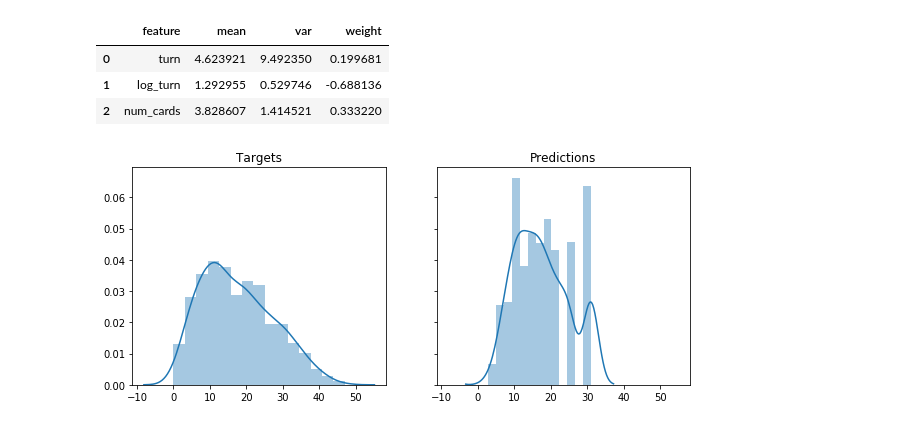
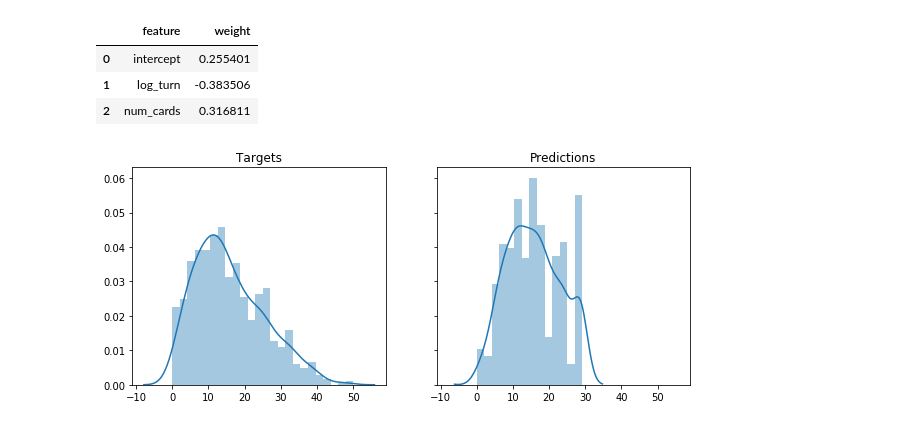
Before and after one commit to maxfriedrich/dsdm, a Jupyter notebook: 09_game_points_trends.ipynb, the cells around one changed output. Cells and saved outputs as stored; diff of their text form; code cells hidden in the pictures.

```diff
--- a/09_game_points_trends.ipynb
+++ b/09_game_points_trends.ipynb
@@ -95,22 +154,32 @@ assert(test_index.item2ind == {'a': 0, 'b': 1})
 # %%
 games_index = Index()
 players_index = Index()
+known_cards = collections.defaultdict(set)
 
 by_player = []
 for game, states in by_game.items():
+    game_id = games_index[game]
     for state in states:
         for player in state['players']:
             cards = player['cards']
             game_id = games_index[game]
             player_id = players_index[player['id']]
+            points = sum([card['endValue'] for card in cards])
+            known = state['knownCards'][player['id']]
+            fresh = state['freshDrawn'][player['id']]
             by_player.append({
                 'game': game_id,
                 'player': player_id,
+                'num_players': len(state['players']),
                 'turn': state['turn'],
                 'num_cards': len(cards),
-                'points_hand': sum([card['endValue'] for card in cards])
+                'known_cards': known,
+                'points_hand': points,
+                'points_per_card': points / len(cards) if points > 0 else 0,
+                'points_per_card_unknown': (points - sum(card_value(card) for card in known)) / (len(cards) - len(known)) if len(cards) - len(known) > 0 else 0,
+                'fresh_drawn': int(fresh)
             })
 print(f'Found {len(by_player)} game/player/version data points')
 by_player = pd.DataFrame(by_player).drop_duplicates(['game', 'player', 'turn'])
-by_player.head()
+by_player.head(10)
 # %% [output]
@@ -150,7 +224,7 @@ def rmse(*args, **kwargs):
     return mean_squared_error(*args, **kwargs, squared=False)
 # %%
 games = pd.Series(by_player['game'].unique())
-train_games = set(games.sample(round(len(games) * 0.5), random_state=1234))
+train_games = set(games.sample(round(len(games) * 0.75), random_state=1234))
 test_games = set(games) - train_games
 print(f'Sampled {len(train_games)} games for training, {len(test_games)} games for testing')
 # %% [output]
@@ -158,11 +232,15 @@ Sampled 52 games for training, 51 games for testing
 # %%
 features = by_player.copy()
 features['log_turn'] = np.log(features['turn'])
+# features['1/turn'] = 1/features['turn']
+# features['num_cards^2'] = features['num_cards']**2
+
 features_train = features[features['game'].isin(train_games)].reset_index(drop=True)
 features_test = features[features['game'].isin(test_games)].reset_index(drop=True)
 print(f'Train size: {len(features_train)}, test size: {len(features_test)}')
 
-feature_names = ['turn', 'log_turn', 'num_cards']
+feature_names = ['log_turn', 'num_cards']
+# feature_names = ['log_turn', '1/turn', 'num_cards', 'num_players', 'fresh_drawn']
 target_name = 'points_hand'
 
 X_train = features_train[feature_names]
@@ -170,17 +248,19 @@ X_test  = features_test[feature_names]
 y_train = features_train[target_name].values.reshape(-1, 1) # for scaler
 y_test  = features_test[target_name].values
 
-pipeline = Pipeline([('scaler', StandardScaler()),
+pipeline = Pipeline([('scaler', MinMaxScaler()),
                      ('predictor', LinearRegression())])
 
-y_scaler = StandardScaler()
-y_train_scaled = y_scaler.fit_transform(y_train).reshape(-1)
+y_scaler = MinMaxScaler()
+y_scaler.fit(np.arange(51).reshape(-1, 1))
+y_train_scaled = y_scaler.transform(y_train).reshape(-1)
 
 pipeline.fit(X_train, y_train_scaled)
 
 pred_scaled = pipeline.predict(X_test)
-pred = y_scaler.inverse_transform(pred_scaled)
+pred = y_scaler.inverse_transform(pred_scaled.reshape(-1, 1)).reshape(-1)
 
-print(f'RMSE linear regression: {rmse(y_test, pred):.4f}')
-print(f'Always predicting mean: {rmse(y_test, np.zeros(len(y_test)) + np.mean(y_test)):.4f}')
+print(f'MAE linear regression:          {mean_absolute_error(y_test, pred):.4f}')
+print(f'Always predicting mean:         {mean_absolute_error(y_test, np.zeros(len(y_test)) + np.mean(y_test)):.4f}')
+print(f'Always predictiong 4*num_cards: {mean_absolute_error(y_test, 4 * X_test["num_cards"]):.4f}')
 # %% [output]
@@ -197,23 +271,23 @@ Always predicting mean: 9.8204
 # %%
-pd.DataFrame([
-    {'feature': feat, 'mean': mean, 'var': var, 'weight': weight}
-    for feat, mean, var, weight
-    in zip(feature_names, pipeline['scaler'].mean_, pipeline['scaler'].var_, pipeline['predictor'].coef_)
+pd.DataFrame([{'feature': 'intercept', 'weight': pipeline['predictor'].intercept_}] + [
+    {'feature': feat, 'weight': weight}
+    for feat, weight
+    in zip(feature_names, pipeline['predictor'].coef_)
 ])
 # %% [output]
-|  | feature | mean | var | weight |
-| 0 | turn | 4.623921 | 9.492350 | 0.199681 |
-| 1 | log_turn | 1.292955 | 0.529746 | -0.688136 |
-| 2 | num_cards | 3.828607 | 1.414521 | 0.333220 |
+|  | feature | weight |
+| 0 | intercept | 0.255401 |
+| 1 | log_turn | -0.383506 |
+| 2 | num_cards | 0.316811 |
 # %%
 fig = plt.figure(figsize=(10,4))
 ax1, ax2 = fig.subplots(ncols=2, sharex=True, sharey=True)
-_ = sns.distplot(y_test, ax=ax1)
+_ = sns.distplot(y_test, ax=ax1, bins=np.linspace(0,50,25))
 _ = ax1.set_title('Targets')
-_ = sns.distplot(pred, ax=ax2)
+_ = sns.distplot(pred, ax=ax2, bins=np.linspace(0,50,25))
 _ = ax2.set_title('Predictions')
 # %% [output]
-[figure, old version]
+[figure, new version]
 # %%
 error = y_test - pred
 ax = sns.distplot(error)
```
Also changed, not shown: parts of 17 cells of this notebook.
